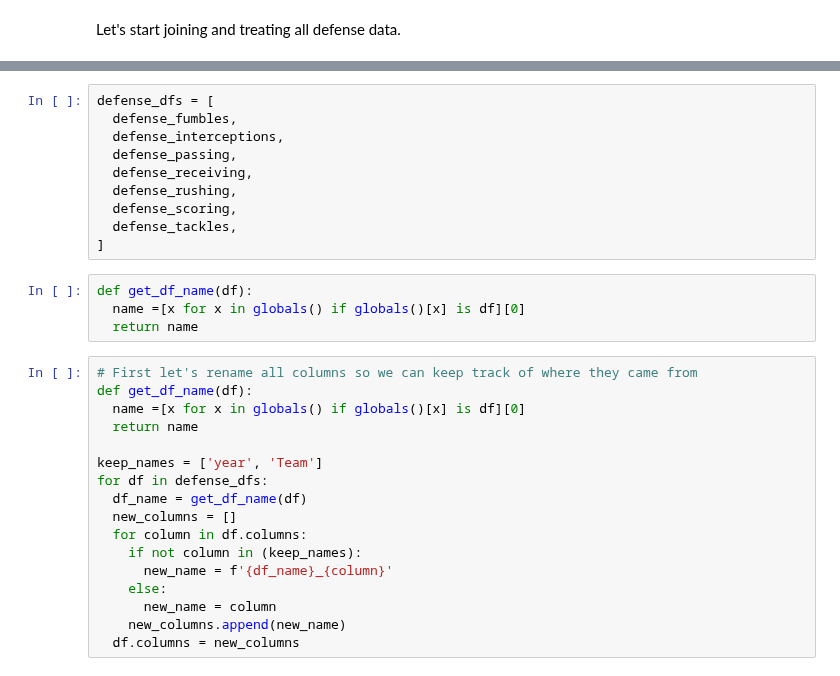
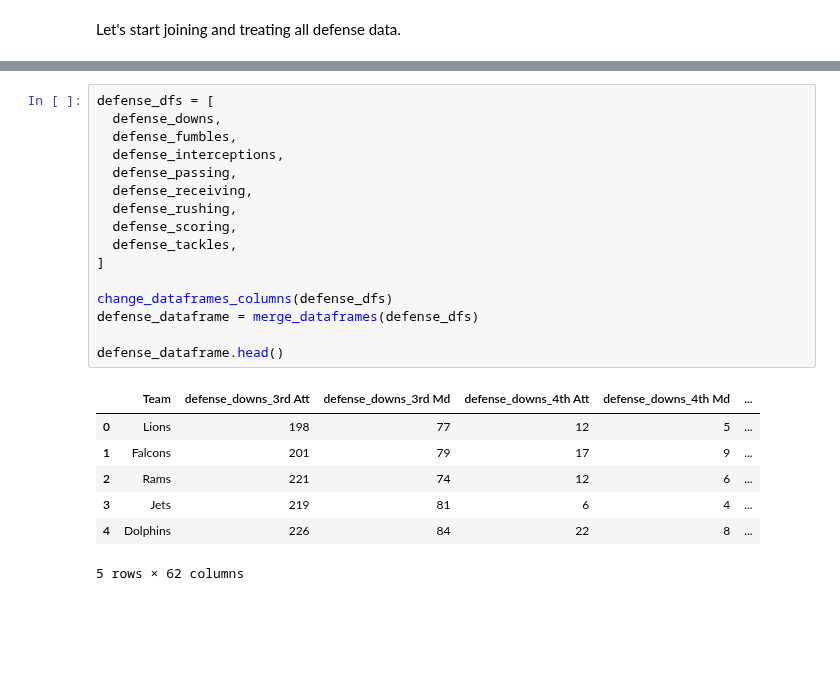
Before and after one commit to rafabandoni/nfl-predict, a Jupyter notebook: notebooks/00_nfl_predict_class.ipynb, the cells around one changed output, grey strips where cells are left out. Drawn from its saved outputs; the diff is of its cells as text; blank space fills up the shorter version.

```diff
--- a/notebooks/00_nfl_predict_class.ipynb
+++ b/notebooks/00_nfl_predict_class.ipynb
@@ -78,31 +107,24 @@ Let's start joining and treating all defense data.
 # %%
 defense_dfs = [
+  defense_downs,
   defense_fumbles,
   defense_interceptions,
   defense_passing,
   defense_receiving,
   defense_rushing,
   defense_scoring,
   defense_tackles,
 ]
+
+change_dataframes_columns(defense_dfs)
+defense_dataframe = merge_dataframes(defense_dfs)
+
+defense_dataframe.head()
+# %% [output]
+|  | Team | defense_downs_3rd Att | defense_downs_3rd Md | defense_downs_4th Att | defense_downs_4th Md | ... |
+| 0 | Lions | 198 | 77 | 12 | 5 | ... |
+| 1 | Falcons | 201 | 79 | 17 | 9 | ... |
+| 2 | Rams | 221 | 74 | 12 | 6 | ... |
+| 3 | Jets | 219 | 81 | 6 | 4 | ... |
+| 4 | Dolphins | 226 | 84 | 22 | 8 | ... |
+5 rows × 62 columns
-# %%
-def get_df_name(df):
-  name =[x for x in globals() if globals()[x] is df][0]
-  return name
-# %%
-# First let's rename all columns so we can keep track of where they came from
-def get_df_name(df):
-  name =[x for x in globals() if globals()[x] is df][0]
-  return name
-
-keep_names = ['year', 'Team']
-for df in defense_dfs:
-  df_name = get_df_name(df)
-  new_columns = []
-  for column in df.columns:
-    if not column in (keep_names):
-      new_name = f'{df_name}_{column}'
-    else:
-      new_name = column
-    new_columns.append(new_name)
-  df.columns = new_columns
```
Also changed, not shown: parts of 24 cells of this notebook.
